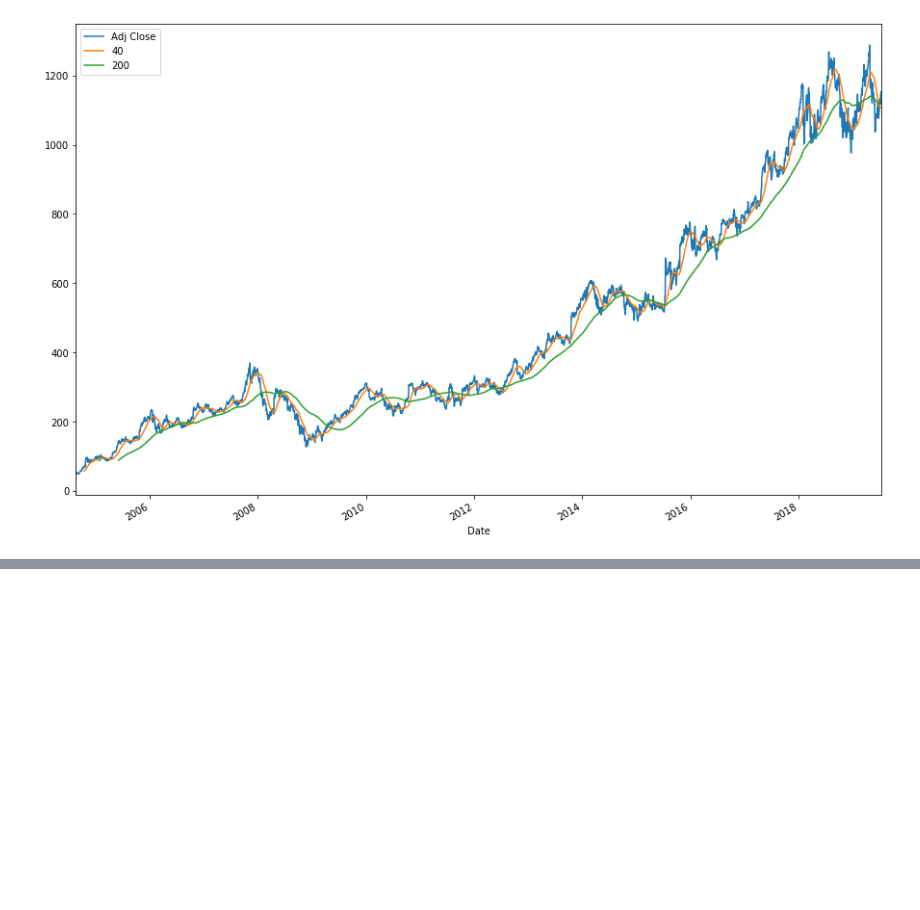
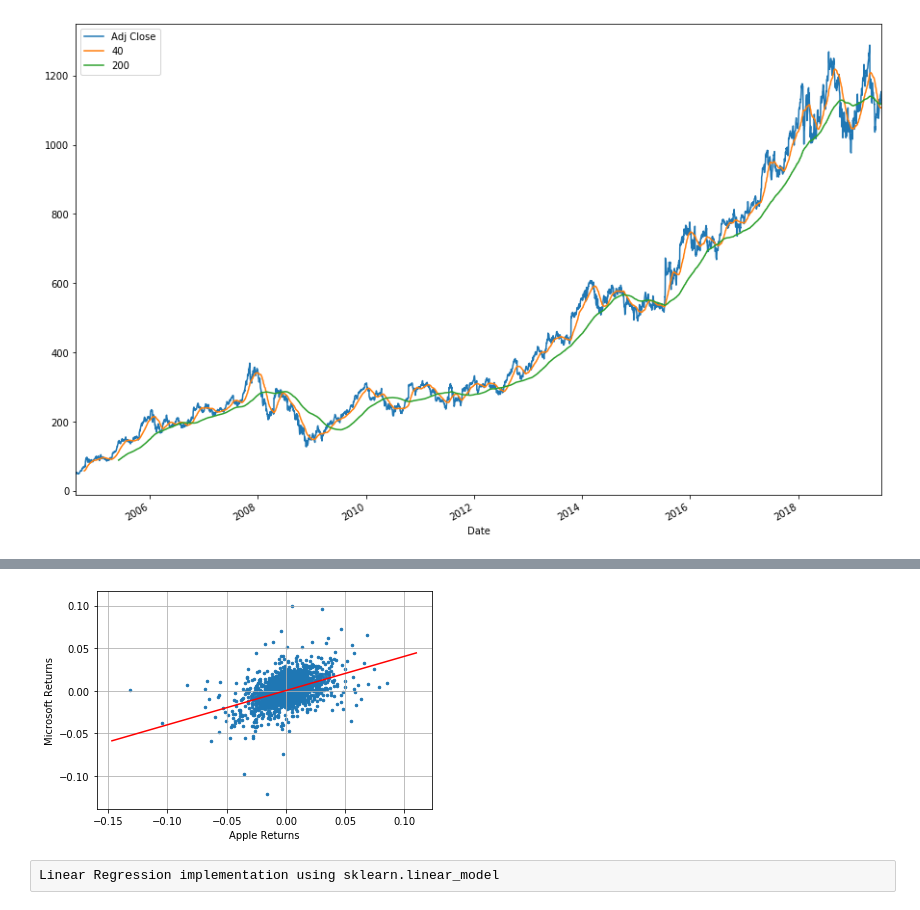
Before and after one commit to mehrakartik/sma-crossover-strategy, a Jupyter notebook: Practice_K.ipynb, the cells around one changed output, grey strips where cells are left out. Saved outputs shown, nothing was run; the diff lists cells and outputs as text; code cells hidden in the pictures; blank space fills up the shorter version.

```diff
--- a/Practice_K.ipynb
+++ b/Practice_K.ipynb
@@ -176,0 +229,16 @@ plt.show()
+# %%
+import statsmodels.api as sm
+
+# Isolate adjusted closing prices
+all_adj_close = data_list[['Adj Close']]
+
+# Log returns
+all_log_returns = np.log(all_adj_close / all_adj_close.shift())
+
+aapl = all_log_returns[all_log_returns.index.get_level_values('Ticker') == 'AAPL'].droplevel('Ticker')
+msft = all_log_returns[all_log_returns.index.get_level_values('Ticker') == 'MSFT'].droplevel('Ticker')
+returns = pd.concat([aapl, msft], axis = 1)[1:]
+returns.columns = ['AAPL', 'MSFT']
+X = sm.add_constant(returns['AAPL'])
+model = sm.OLS(returns['MSFT'], X).fit()
+model.summary()
@@ -176,0 +265,14 @@ plt.show()
+# %%
+# Visualizing OLS
+plt.grid(True)
+plt.scatter(returns['AAPL'], returns['MSFT'], s = 2.5 ** 2)
+plt.xlabel('Apple Returns')
+plt.ylabel('Microsoft Returns')
+ax = plt.axis()
+x = np.linspace(ax[0], ax[1] + 0.01)
+plt.plot(x, model.params[0] + model.params[1] * x, color = 'red')
+plt.show()
+# %% [output]
+[figure, added]
+# %% [raw]
+Linear Regression implementation using sklearn.linear_model
```
Also changed, not shown: parts of 14 cells of this notebook.
